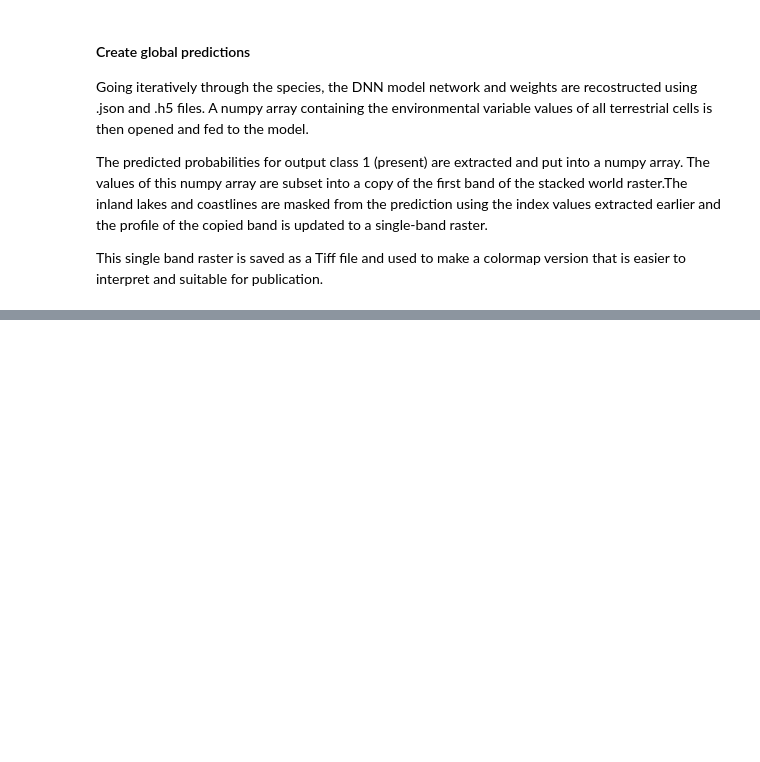
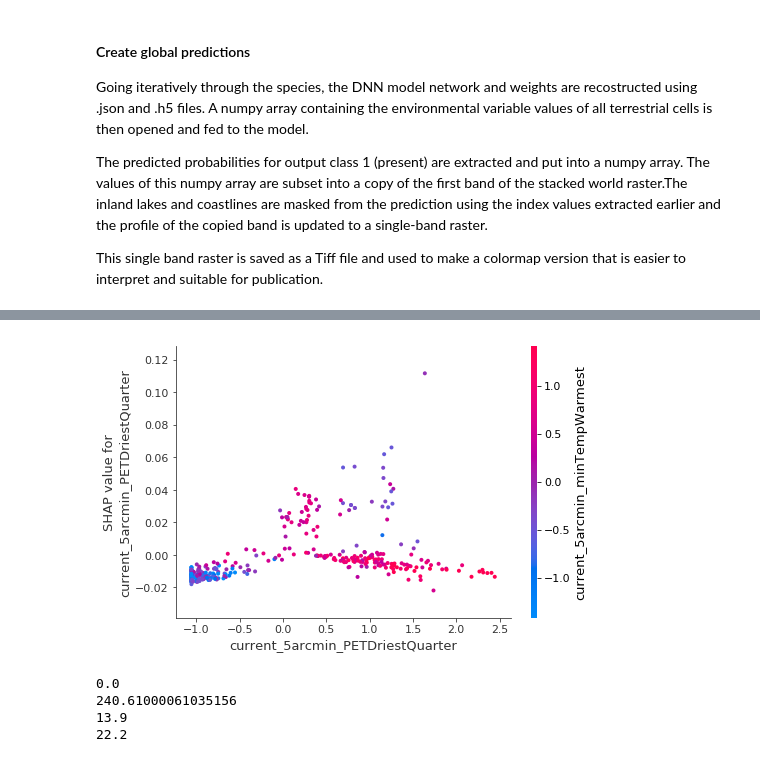
Before and after one commit to naturalis/trait-geo-diverse-dl, a Jupyter notebook: data_GIS_extended/script/5.Global_predictions_trained_DNN.ipynb, the cells around one changed output, grey strips where cells are left out. Saved outputs shown, nothing was run; the diff lists cells and outputs as text; code cells hidden in the pictures; blank space fills up the shorter version.

```diff
--- a/data_GIS_extended/script/5.Global_predictions_trained_DNN.ipynb
+++ b/data_GIS_extended/script/5.Global_predictions_trained_DNN.ipynb
@@ -193,0 +369,30 @@ for species in taxa[:]:
+# %%
+fig=shap.dependence_plot("current_5arcmin_PETDriestQuarter", shap_values[1], test_set,show=False)
+plt.savefig(file_dir+'/results/{}/{}_PETDriestQ_interaction'.format(spec,spec),bbox_inches="tight")
+# %% [output]
+[figure, added]
+# %%
+#subset of PETDriestQuarter with scaled values 0-1.5
+PETDQ_mask=(df["current_5arcmin_PETDriestQuarter"] > 0) & (df["current_5arcmin_PETDriestQuarter"] < 1.5)
+PETDQ_subset = df.loc[PETDQ_mask]
+PETDQ_sub = mspr_subset["current_5arcmin_PETDriestQuarter"]
+#rescale (var34 in list with variable mean and std.dev)
+PETDQ_sub_rescaled = [(x*68.70970256838675) + 72.63039101015511 for x in PETDQ_sub]
+
+print(min(PETDQ_sub_rescaled))
+print(max(PETDQ_sub_rescaled))
+
+#subset of min.Temp Warmest Quarter with scaled values 0 - 1
+mTW_mask=(df["current_5arcmin_minTempWarmest"] > 0) & (df["current_5arcmin_minTempWarmest"] < 1)
+mTW_subset = df.loc[mTW_mask]
+mTW_sub = mTW_subset["current_5arcmin_minTempWarmest"]
+#rescale (var31 in list with variable mean and std.dev)
+mTW_sub_rescaled = [((x*83.65080532332583) + 138.69450685315394)/10 for x in mTW_sub]
+
+print(min(mTW_sub_rescaled))
+print(max(mTW_sub_rescaled))
+# %% [output]
+0.0
+240.61000061035156
+13.9
+22.2
```
Also changed, not shown: parts of 12 cells of this notebook, 6 other files.
